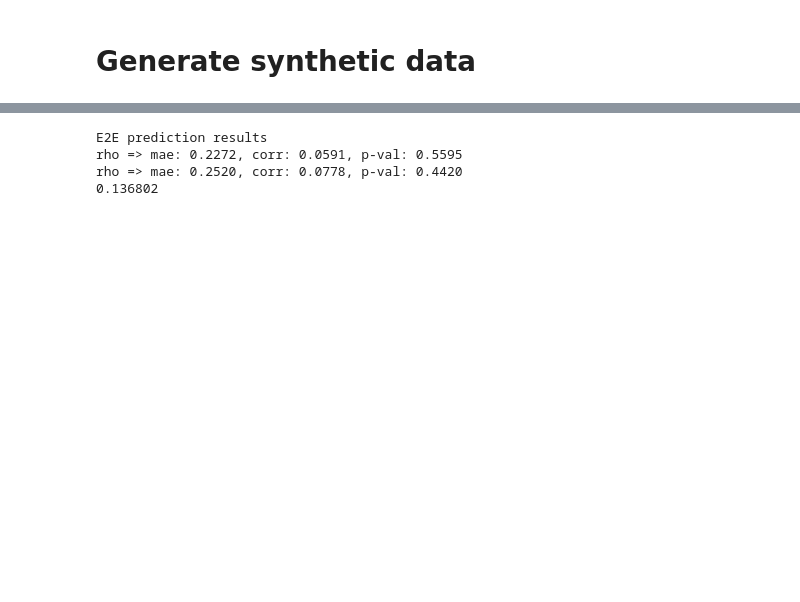
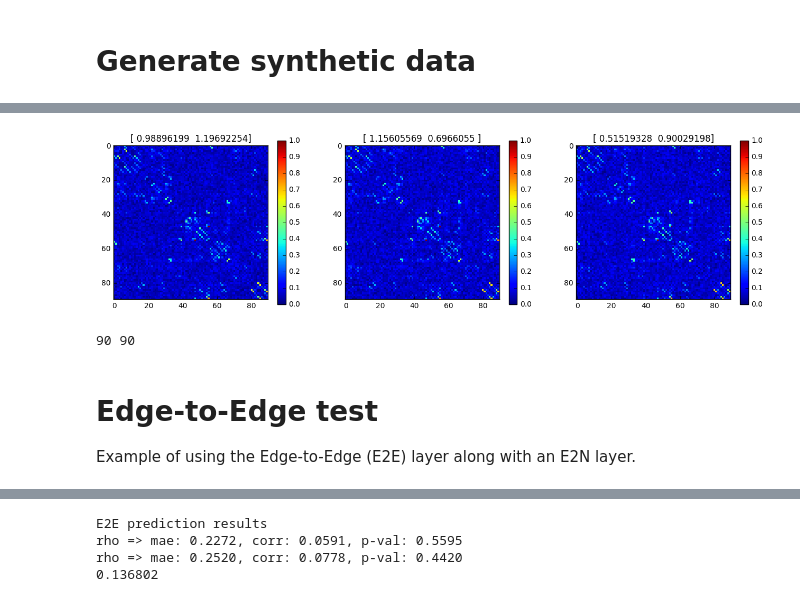
Before and after one commit to jeremykawahara/ann4brains, a Jupyter notebook: examples/brainnetcnn.ipynb, the cells around one changed output, grey strips where cells are left out. Cells and saved outputs as stored; diff of their text form; code cells hidden in the pictures; blank space fills up the shorter version.

Commit message:
improved metrics, optimizer, and example notebook

```diff
--- a/examples/brainnetcnn.ipynb
+++ b/examples/brainnetcnn.ipynb
@@ -47,6 +74,6 @@ d = X_mn.shape[0]
 # %%
 # Generate train, validate, and test data
 np.random.seed(seed=333) # To reproduce results.
-hdf5_train = injury.generate_injury_data('train', X_mn, injury_sigs, n_samples, noise_weight)
-hdf5_test = injury.generate_injury_data('test', X_mn, injury_sigs, n_samples, noise_weight)
-hdf5_validate = injury.generate_injury_data('validate', X_mn, injury_sigs, n_samples, noise_weight)
+x_train, y_train = injury.generate_injury(n_samples=1000, noise_weight=0.125)
+x_test, y_test = injury.generate_injury(n_samples=1000, noise_weight=0.125)
+x_valid, y_valid = injury.generate_injury(n_samples=1000, noise_weight=0.125)
@@ -82,0 +86,20 @@ test_data = h5_utils.read_h5(hdf5_test, ['data', 'label'])
+# %%
+# Show example noisy training data that have the signatures applied.
+# It's not obvious to the human eye the subtle differences, but the cross row and column above
+# perturbed the below matrices with the y weights.
+plt.figure(figsize=(16,4))
+for idx in range(3):
+    plt.subplot(1,3,idx+1); plt.imshow(np.squeeze(x_train[idx]), interpolation="None"); plt.colorbar();
+    plt.title(y_train[idx]) # How much each signature is weighted by.
+# %% [output]
+[figure, added]
+# %%
+# Spatial height and width of the data.
+h = x_train.shape[2]
+w = x_train.shape[3]
+print(h, w)
+# %% [output]
+90 90
+# %% [markdown]
+<h1>Edge-to-Edge test</h1>
+<p>Example of using the Edge-to-Edge (E2E) layer along with an E2N layer.</p>
```
Also changed, not shown: parts of 19 cells of this notebook, 4 other files.
